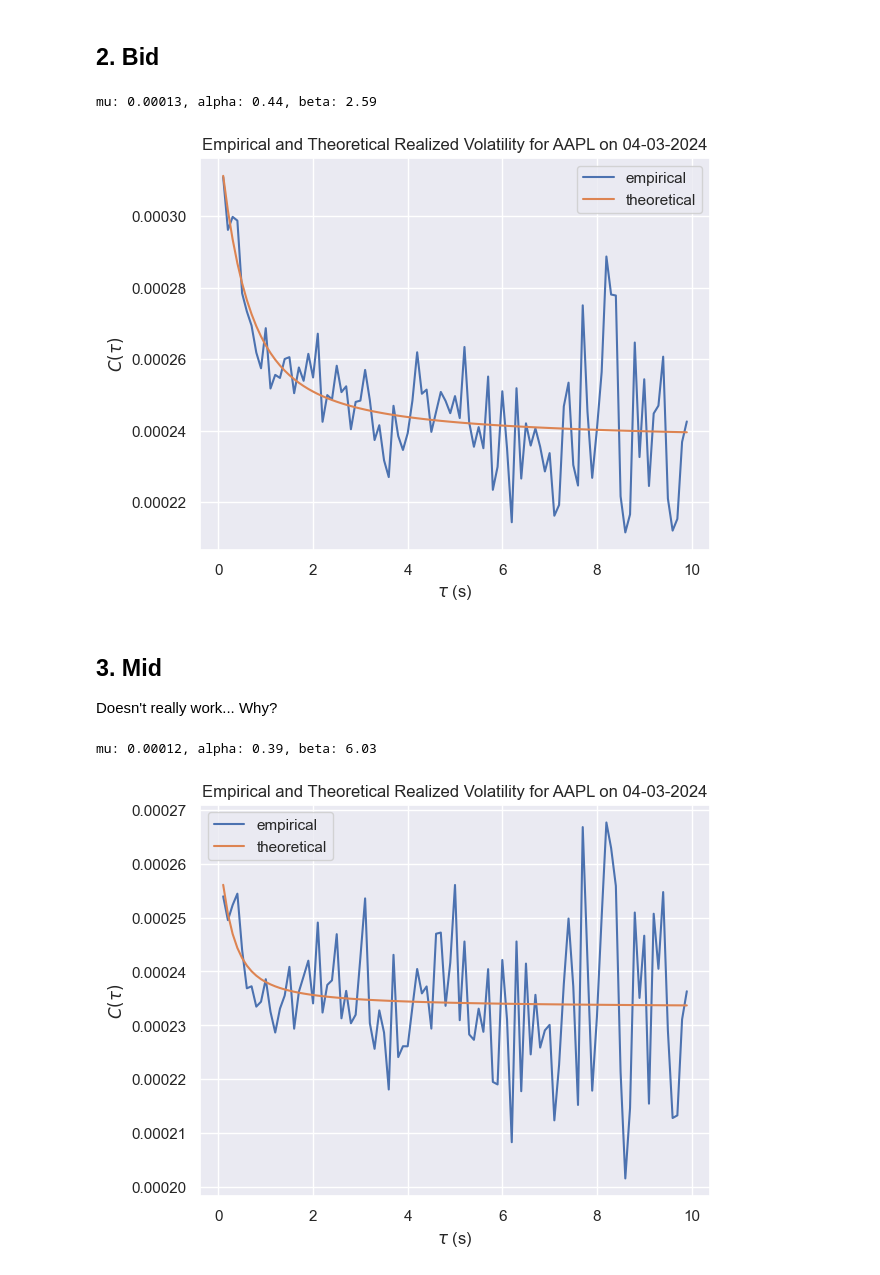
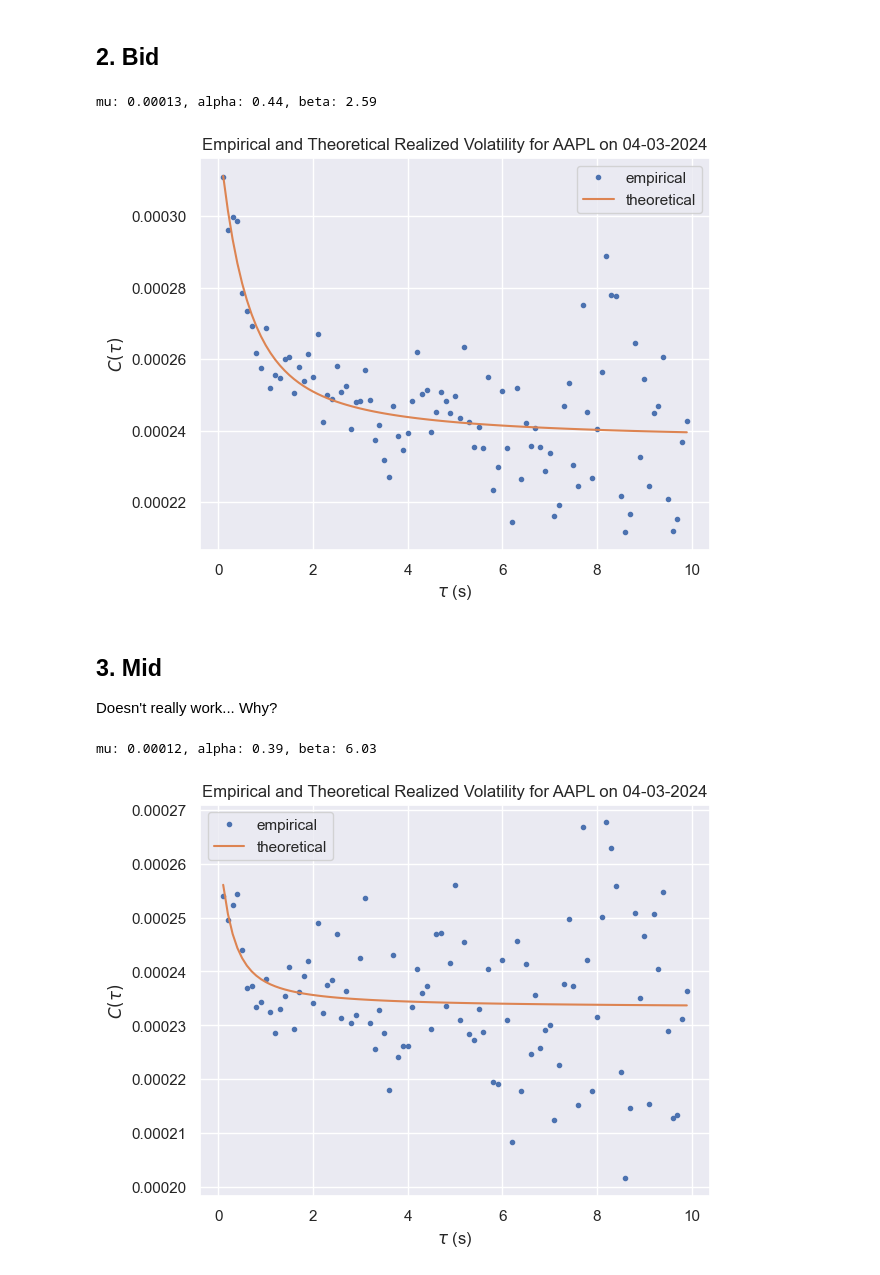
Before and after one commit to gaetanX21/hf-volatility, a Jupyter notebook: src/notebooks/clean/equities/AAPL.ipynb, the cells around one changed output. Drawn from its saved outputs; the diff is of its cells as text; code cells hidden in the pictures.

```diff
--- a/src/notebooks/clean/equities/AAPL.ipynb
+++ b/src/notebooks/clean/equities/AAPL.ipynb
@@ -56,7 +58,7 @@ C_th_values = [C_th_func(tau.total_seconds()) for tau in taus]
 print(f'mu: {theta_hat[0]:.5f}, alpha: {theta_hat[1]:.2f}, beta: {theta_hat[2]:.2f}')
 
 plt.figure()
-plt.plot(taus.dt.total_seconds(), C_emp_values, label='empirical')
+plt.plot(taus.dt.total_seconds(), C_emp_values, label='empirical', ls='', marker='.')
 plt.plot(taus.dt.total_seconds(), C_th_values, label='theoretical')
 plt.xlabel(r'$\tau$ (s)')
 plt.ylabel(r'$C(\tau)$')
@@ -66,7 +68,7 @@ plt.title(f'Empirical and Theoretical Realized Volatility for AAPL on 04-03-2024
 plt.show()
 # %% [output]
 mu: 0.00013, alpha: 0.44, beta: 2.59
-[figure, old version]
+[figure, new version]
 # %% [markdown]
 ## 3. Mid
 
@@ -74,25 +76,25 @@ Doesn't really work... Why?
 # %%
 ts = pd.Series(df['Mid'].values, index=pd.to_datetime(df['Local time']))
 
 taus = misc.range_timedelta(100, 10000, 100, 'ms') # need to use less tau otherwise fit is poor
 C_emp_values = [misc.C_emp(ts, tau) for tau in taus]
 # C_emp_values = [C_emp_values[i]/C_emp_values[0] for i in range(len(C_emp_values))] # makes mu bigger
 theta_hat = misc.curve_calibrate(taus, C_emp_values)
 
 C_th_func = misc.C_th(theta_hat)
 C_th_values = [C_th_func(tau.total_seconds()) for tau in taus]
 
 print(f'mu: {theta_hat[0]:.5f}, alpha: {theta_hat[1]:.2f}, beta: {theta_hat[2]:.2f}')
 
 plt.figure()
-plt.plot(taus.dt.total_seconds(), C_emp_values, label='empirical')
+plt.plot(taus.dt.total_seconds(), C_emp_values, label='empirical', ls='', marker='.')
 plt.plot(taus.dt.total_seconds(), C_th_values, label='theoretical')
 plt.xlabel(r'$\tau$ (s)')
 plt.ylabel(r'$C(\tau)$')
 plt.legend()
 plt.tight_layout()
 plt.title(f'Empirical and Theoretical Realized Volatility for AAPL on 04-03-2024')
 plt.show()
 # %% [output]
 mu: 0.00012, alpha: 0.39, beta: 6.03
-[figure, old version]
+[figure, new version]
```
Also changed, not shown: parts of 2 cells of this notebook, 2 other files.
